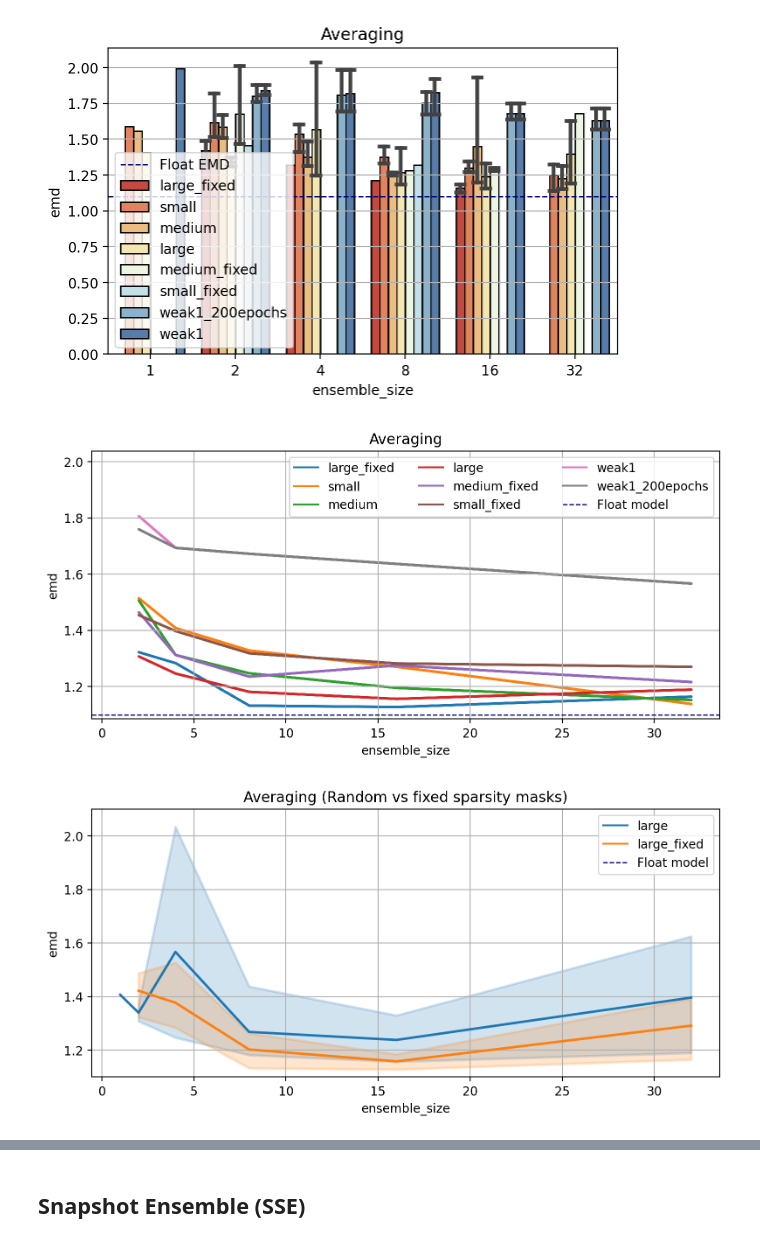
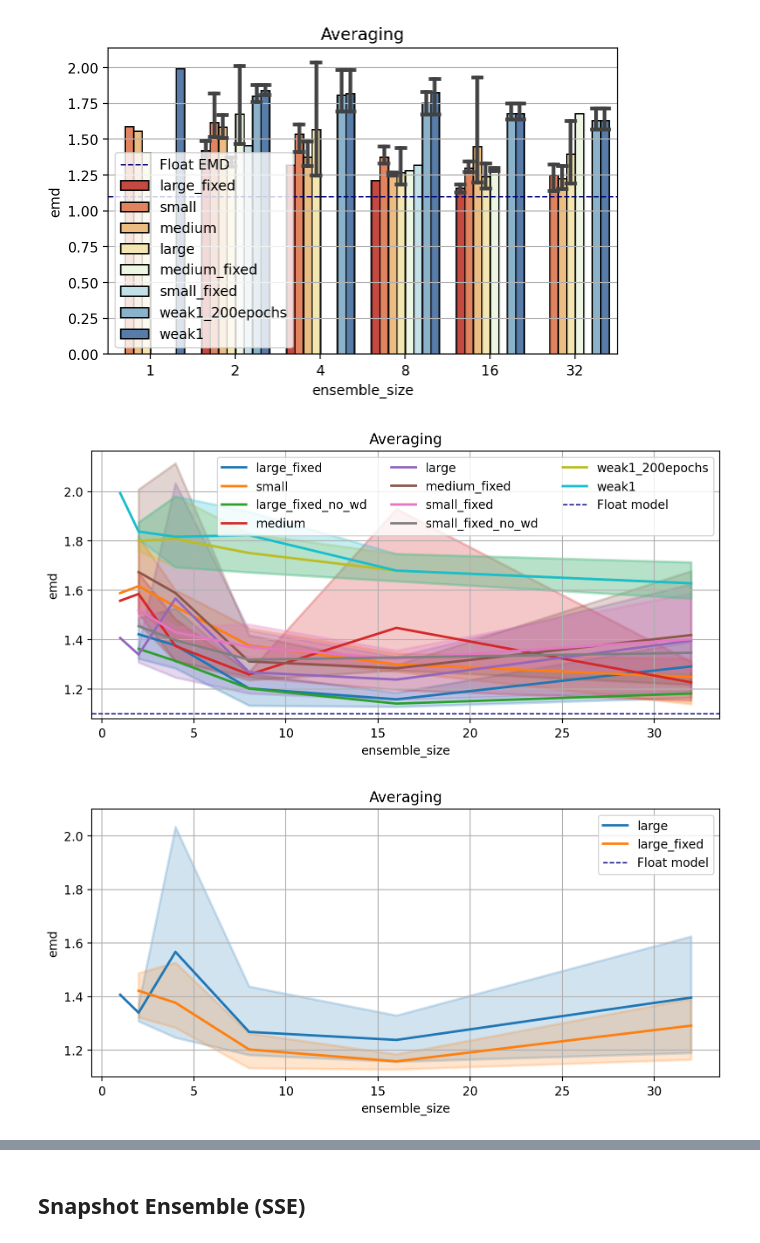
Before and after one commit to oliviaweng/logicnets, a Jupyter notebook: examples/hgcal_autoencoder/plots/analysis_ucsd.ipynb, the cells around one changed output, grey strips where cells are left out. Saved outputs shown, nothing was run; the diff lists cells and outputs as text; code cells hidden in the pictures.

```diff
--- a/examples/hgcal_autoencoder/plots/analysis_ucsd.ipynb
+++ b/examples/hgcal_autoencoder/plots/analysis_ucsd.ipynb
@@ -617,10 +623,14 @@ def parse_ensembling_experiment(experiment_dir):
             ensemble_size = int(re.findall(f"\d+", txt_file)[1])
         else:
             ensemble_size = int(re.findall(f"\d+", txt_file)[0])
-        if "small_fixed" in txt_file:
+        if "small_fixed_mask_no_wd" in txt_file:
+            model_size = "small_fixed_no_wd"
+        elif "small_fixed" in txt_file:
             model_size = "small_fixed"
         elif "medium_fixed" in txt_file:
             model_size = "medium_fixed"
+        elif "large_fixed_mask_no_wd" in txt_file:
+            model_size = "large_fixed_no_wd"
         elif "large_fixed" in txt_file:
             model_size = "large_fixed"
         elif "small" in txt_file:
@@ -845,36 +862,36 @@ ax = sns.lineplot(
     y="emd",
     ax=ax,
     hue="model_size",
-    errorbar=(lambda x: (x.min(), x.min())),
-    err_kws={"linewidth": 2, "alpha": 1},
+    errorbar=(lambda x: (x.min(), x.max())),
+    err_kws={"linewidth": 2, "alpha": 0.25},
     linewidth=2,
-    alpha=0,
+    alpha=1.0,
 )
 
 # Manually plot with matplotlib
 # df_large = df[df["model_size"] == "large"]
 # df_small = df[df["model_size"] == "small"]
 # df_large = df_large.sort_values("ensemble_size")
 # df_small = df_small.sort_values("ensemble_size")
 # df2["avg_emd"] = df2["emd"].apply(np.mean)
 # df2 = df2.sort_values("avg_emd", ignore_index=True)
 # print(df_large)
 
 # ax.plot(np.arange(len(df_large["ensemble_size"])), df_large["emd"], label="large")
 # ax.plot(np.arange(len(df_large["ensemble_size"])), df_small["emd"], label="small")
 
 plt.axhline(y=1.1, linewidth=1, linestyle="--", color="navy", label="Float model")
 
 # ax.set_xticks(np.arange(len(set(df["ensemble_size"]))))
 # ax.set_xticklabels(sorted(set(df["ensemble_size"])))
 
 ax.grid()
 ax.legend(ncol=3)
 ax.set_title("Averaging")
 
 fig.tight_layout()
 # plt.savefig("averaging_emd_v_ensemble_size_fixed_mask_lineplot.pdf")
 # plt.savefig("averaging_emd_v_ensemble_size_fixed_mask_lineplot.png")
 # %% [output]
-[figure, old version]
+[figure, new version]
 # %%
@@ -912,5 +930,5 @@ def plot_random_vs_fixed_sparsity_masks(df, random_model_size, fixed_model_size)
 # %%
 # Large vs Large fixed sparsity mask
-plot_random_vs_fixed_sparsity_masks(df, "large", "large_fixed")
+plot_versus_chart(df, "large", "large_fixed")
 # %% [output]
-[figure, old version]
+[figure, new version]
```
Also changed, not shown: parts of 10 cells of this notebook, 37 other files.
